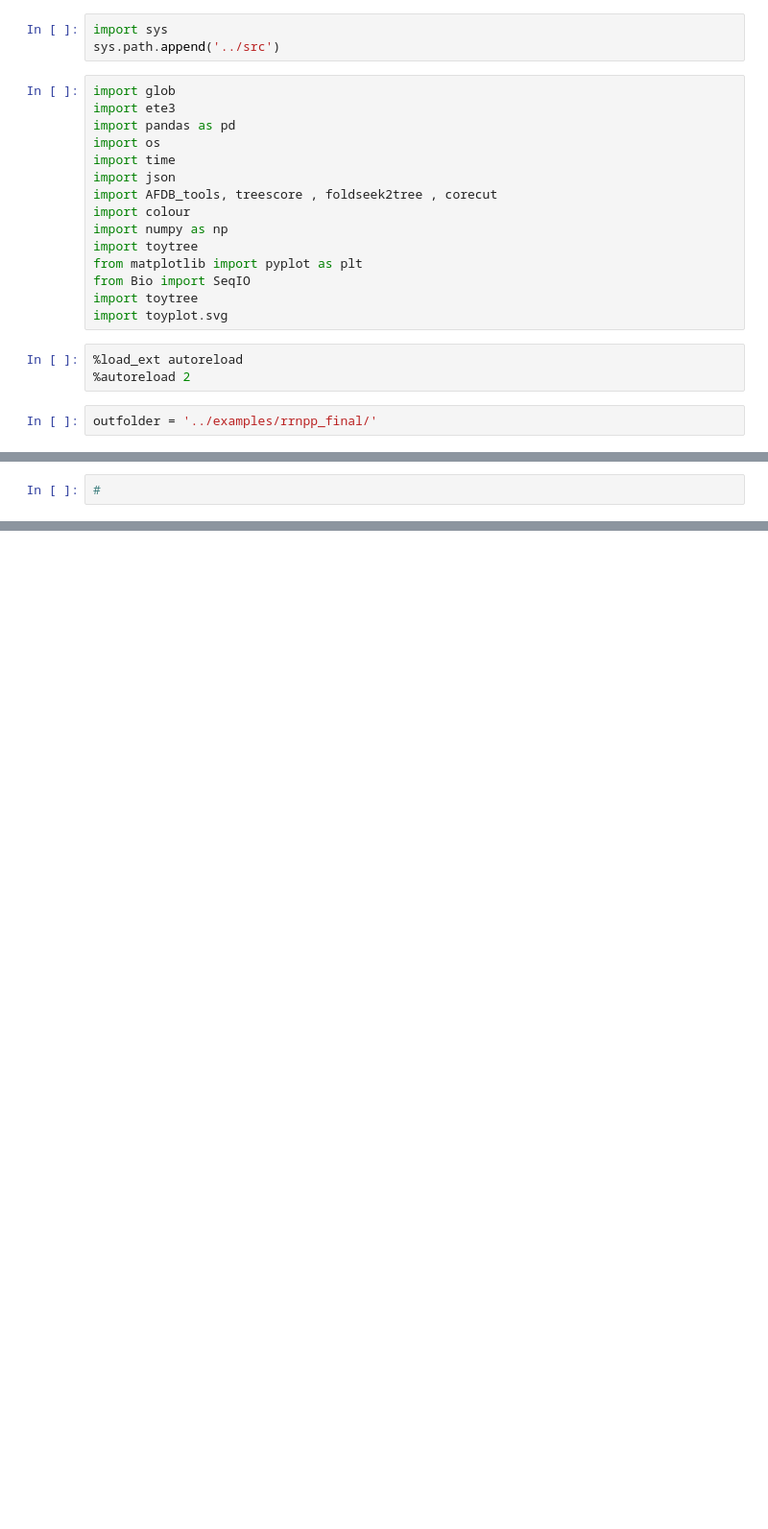
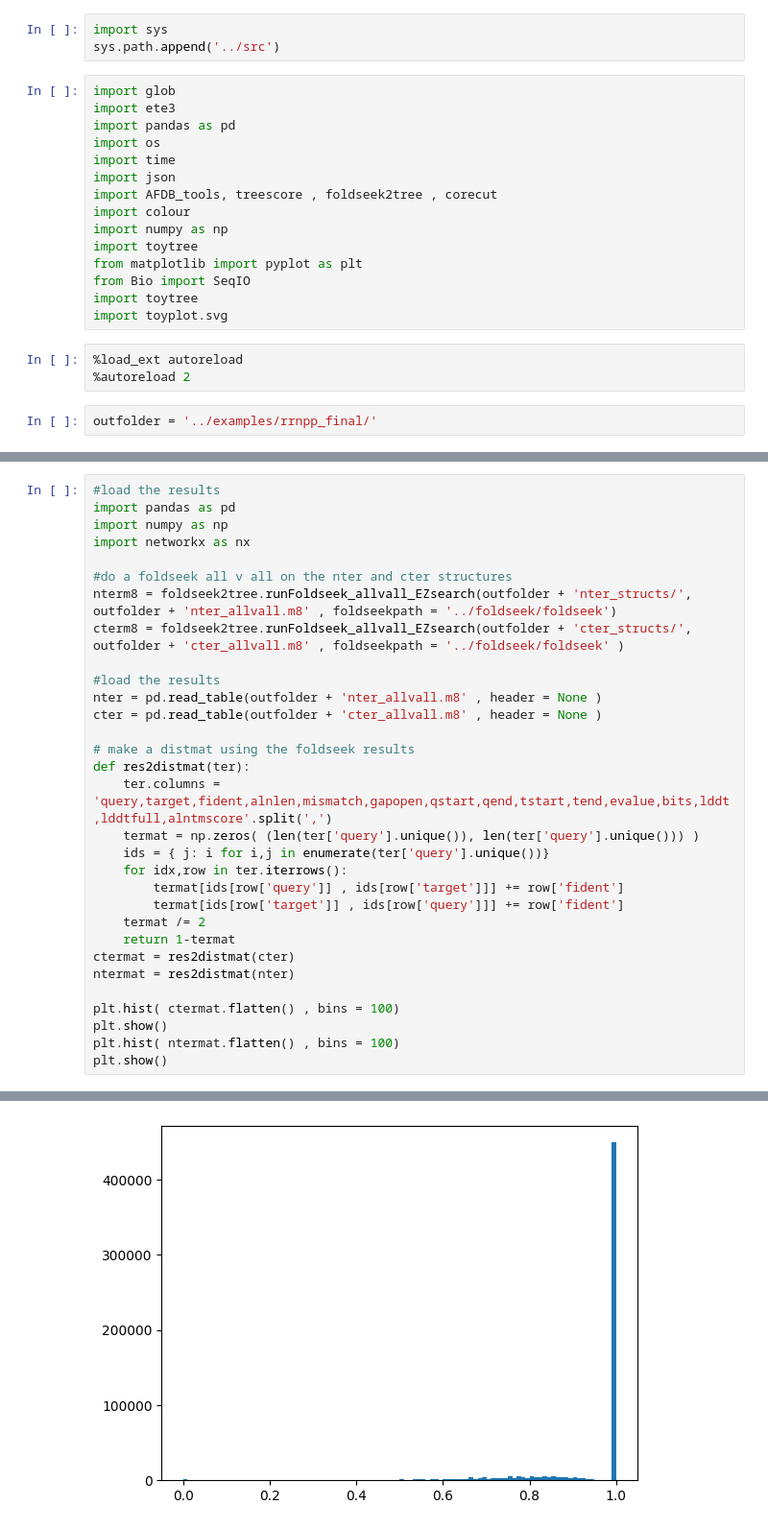
Before and after one commit to DessimozLab/fold_tree, a Jupyter notebook: notebooks/generate_rrnpp_phylo.ipynb, the cells around one changed output, grey strips where cells are left out. Shown: that part at 96% size. Drawn from its saved outputs; the diff is of its cells as text; blank space fills up the shorter version.

Commit message:
working on corecut domains for rrnpp tree

```diff
--- a/notebooks/generate_rrnpp_phylo.ipynb
+++ b/notebooks/generate_rrnpp_phylo.ipynb
@@ -74,2 +127,32 @@ t, alnres = foldseek2tree.structblob2tree(outfolder + 'core/',outfolder + 'core_
 # %%
-#
+#load the results
+import pandas as pd
+import numpy as np
+import networkx as nx
+
+#do a foldseek all v all on the nter and cter structures
+nterm8 = foldseek2tree.runFoldseek_allvall_EZsearch(outfolder + 'nter_structs/', outfolder + 'nter_allvall.m8' , foldseekpath = '../foldseek/foldseek')
+cterm8 = foldseek2tree.runFoldseek_allvall_EZsearch(outfolder + 'cter_structs/', outfolder + 'cter_allvall.m8' , foldseekpath = '../foldseek/foldseek' )
+
+#load the results
+nter = pd.read_table(outfolder + 'nter_allvall.m8' , header = None )
+cter = pd.read_table(outfolder + 'cter_allvall.m8' , header = None )
+
+# make a distmat using the foldseek results
+def res2distmat(ter):
+    ter.columns = 'query,target,fident,alnlen,mismatch,gapopen,qstart,qend,tstart,tend,evalue,bits,lddt,lddtfull,alntmscore'.split(',')
+    termat = np.zeros( (len(ter['query'].unique()), len(ter['query'].unique())) )
+    ids = { j: i for i,j in enumerate(ter['query'].unique())}
+    for idx,row in ter.iterrows():
+        termat[ids[row['query']] , ids[row['target']]] += row['fident']
+        termat[ids[row['target']] , ids[row['query']]] += row['fident']
+    termat /= 2
+    return 1-termat
+ctermat = res2distmat(cter)
+ntermat = res2distmat(nter)
+
+plt.hist( ctermat.flatten() , bins = 100)
+plt.show()
+plt.hist( ntermat.flatten() , bins = 100)
+plt.show()
+# %% [output]
@@ -75,0 +176 @@ t, alnres = foldseek2tree.structblob2tree(outfolder + 'core/',outfolder + 'core_
+[figure, added]
```
Also changed, not shown: parts of 7 cells of this notebook, 8 other files.
